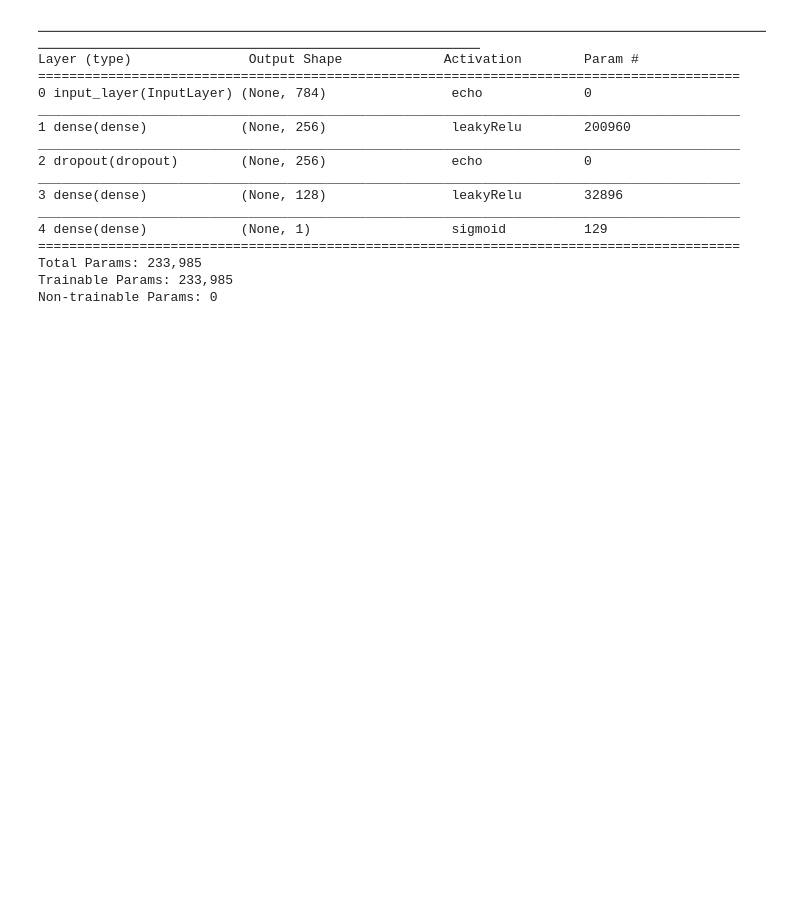
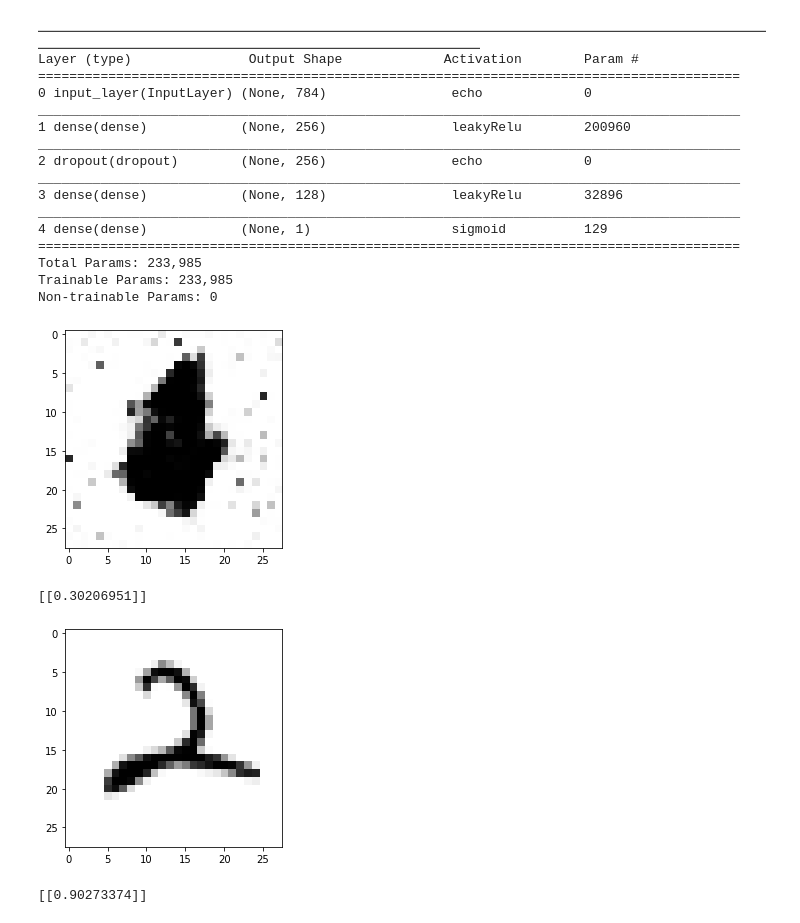
Before and after one commit to ShivamShrirao/GANs_from_scratch, a Jupyter notebook: GAN_mnist.ipynb, the cells around one changed output. Cells and saved outputs as stored; diff of their text form; code cells hidden in the pictures; blank space fills up the shorter version.

Commit message:
images added

```diff
--- a/GAN_mnist.ipynb
+++ b/GAN_mnist.ipynb
@@ -125,6 +125,21 @@ def run():
         g.backprop(err,g.lenseq_m1)
         g.optimizer(g.sequence,g.learning_rate,g.beta)
         print("\rProgress: {:.2f} %     Dloss: {}    err: {}     Sample time: {:.3f}s    _".format(step*batch_size*100/dsz,dloss,abs(err).mean(),time()-stt),end='')
+# %%
+noise=np.random.normal(-1,1,(1,100)).astype(np.float32)
+gen=g.predict(noise)
+plt.imshow(gen.reshape(28,28), cmap='Greys')
+plt.show()
+print(d.predict(gen))
+img=X_train[np.random.randint(low=0,high=X_train.shape[0],size=1)]
+plt.imshow(img.reshape(28,28), cmap='Greys')
+plt.show()
+print(d.predict(img))
+# %% [output]
+[figure, added]
+[[0.30206951]]
+[figure, added]
+[[0.90273374]]
 # %%
 epochs=10
 for epoch in range(epochs):
```
Also changed, not shown: parts of 3 cells of this notebook, 4 other files.
